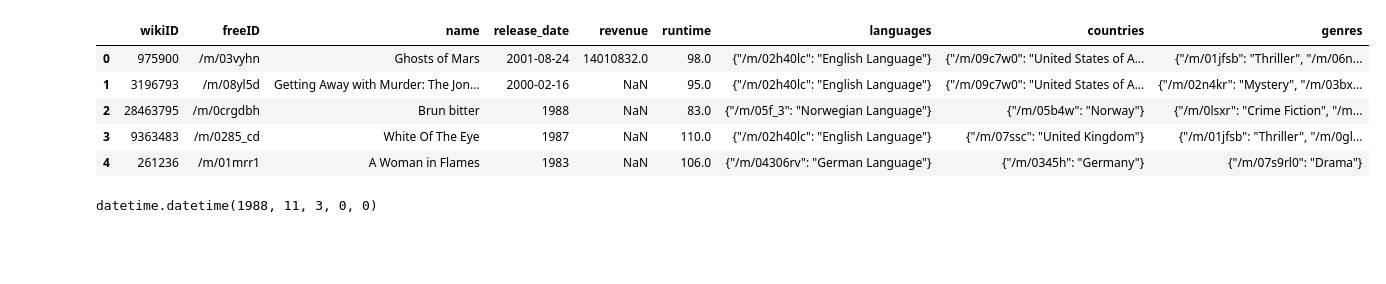
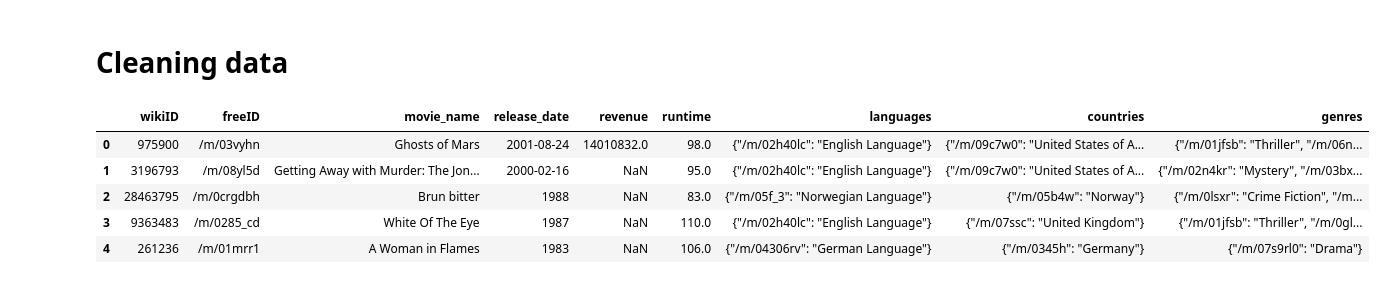
Before and after one commit to epfl-ada/ada-2023-project-pinacolada, a Jupyter notebook: P2.ipynb, the cells around one changed output. Cells and saved outputs as stored; diff of their text form; code cells hidden in the pictures; blank space fills up the shorter version.

```diff
--- a/P2.ipynb
+++ b/P2.ipynb
@@ -0,0 +1,2 @@
+# %% [markdown]
+# Cleaning data
@@ -1,19 +10,16 @@
+# %%
+# folders of imported files
+folder_std = r'C:\Users\ciril\OneDrive\Desktop\ADA\MovieSummaries'
 # %%
-import pandas as pd
-
-col_names = ['wikiID','freeID','name','release_date','revenue','runtime','languages','countries','genres']
-movies = pd.read_csv("movie.metadata.tsv",sep='\t',names=col_names)
+# import data. We will use the movie.metadata.tsv file
+col_names = ['wikiID','freeID','movie_name','release_date','revenue','runtime','languages','countries','genres']
+movies = pd.read_csv(folder_std + "\\movie.metadata.tsv",sep='\t',names=col_names)
 movies.head()
 # %% [output]
-|  | wikiID | freeID | name | release_date | revenue | runtime | languages | countries | genres |
+|  | wikiID | freeID | movie_name | release_date | revenue | runtime | languages | countries | genres |
 | 0 | 975900 | /m/03vyhn | Ghosts of Mars | 2001-08-24 | 14010832.0 | 98.0 | {"/m/02h40lc": "English Language"} | {"/m/09c7w0": "United States of A... | {"/m/01jfsb": "Thriller", "/m/06n... |
 | 1 | 3196793 | /m/08yl5d | Getting Away with Murder: The Jon... | 2000-02-16 | NaN | 95.0 | {"/m/02h40lc": "English Language"} | {"/m/09c7w0": "United States of A... | {"/m/02n4kr": "Mystery", "/m/03bx... |
 | 2 | 28463795 | /m/0crgdbh | Brun bitter | 1988 | NaN | 83.0 | {"/m/05f_3": "Norwegian Language"} | {"/m/05b4w": "Norway"} | {"/m/0lsxr": "Crime Fiction", "/m... |
 | 3 | 9363483 | /m/0285_cd | White Of The Eye | 1987 | NaN | 110.0 | {"/m/02h40lc": "English Language"} | {"/m/07ssc": "United Kingdom"} | {"/m/01jfsb": "Thriller", "/m/0gl... |
 | 4 | 261236 | /m/01mrr1 | A Woman in Flames | 1983 | NaN | 106.0 | {"/m/04306rv": "German Language"} | {"/m/0345h": "Germany"} | {"/m/07s9rl0": "Drama"} |
-# %%
-from dateutil.parser import parse
-parse(movies['release_date'].iloc[2])
-# %% [output]
-datetime.datetime(1988, 11, 3, 0, 0)
 # %%
```
Also changed, not shown: parts of 48 cells of this notebook.
